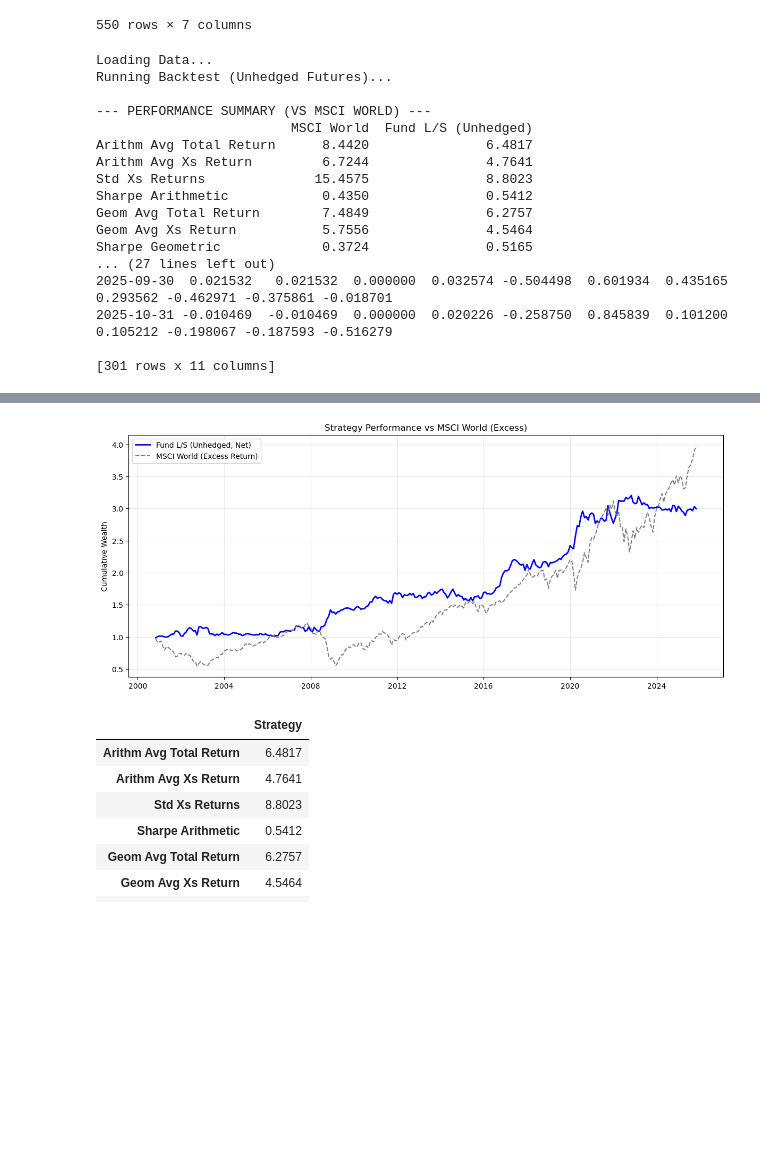
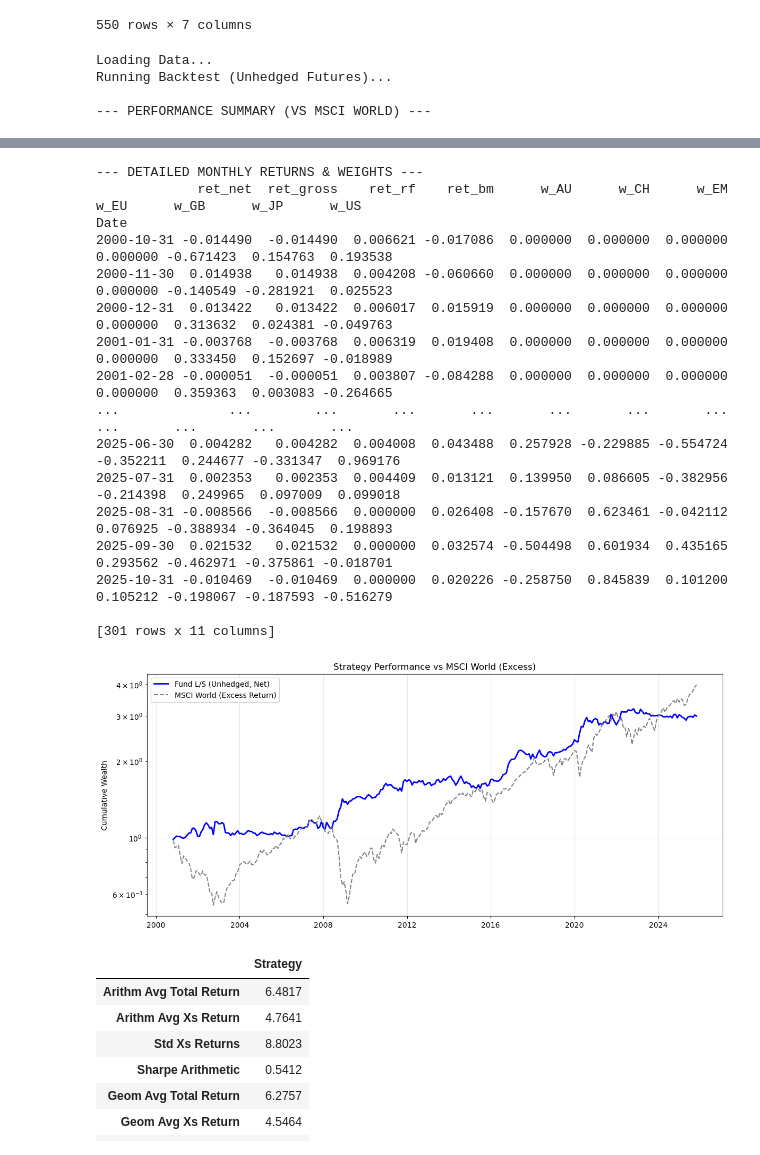
Before and after one commit to DanUZH/PMP_December_8, a Jupyter notebook: Code/Fundamental_strategy.ipynb, the cells around one changed output, grey strips where cells are left out. Saved outputs shown, nothing was run; the diff lists cells and outputs as text; code cells hidden in the pictures; blank space fills up the shorter version.

```diff
--- a/Code/Fundamental_strategy.ipynb
+++ b/Code/Fundamental_strategy.ipynb
@@ -306,7 +306,7 @@ summary_table = pmp.run_perf_summary_benchmark_vs_strategy(
     annualizationFactor=12,
     strategyNames=["MSCI World", "Fund L/S (Unhedged)"] # Updated Label
 )
-print(summary_table)
+display(summary_table)
 
 # --- DETAILED MONTHLY RETURNS & WEIGHTS ---
 print("\n--- DETAILED MONTHLY RETURNS & WEIGHTS ---")
@@ -328,11 +328,10 @@ plt.plot(cum_strat.index, cum_strat, label="Fund L/S (Unhedged, Net)", color='bl
 plt.plot(cum_bench.index, cum_bench, label="MSCI World (Excess Return)", color='gray', linestyle="--") # Updated Label
 plt.title("Strategy Performance vs MSCI World (Excess)")
 plt.ylabel("Cumulative Wealth")
+plt.yscale("log")
 plt.legend()
 plt.grid(True, alpha=0.3)
 
-
-
 plt.tight_layout()
 plt.show()
 # %% [output]
@@ -340,16 +339,3 @@ Loading Data...
 Running Backtest (Unhedged Futures)...
 
 --- PERFORMANCE SUMMARY (VS MSCI WORLD) ---
-                         MSCI World  Fund L/S (Unhedged)
-Arithm Avg Total Return      8.4420               6.4817
-Arithm Avg Xs Return         6.7244               4.7641
-Std Xs Returns              15.4575               8.8023
-Sharpe Arithmetic            0.4350               0.5412
-Geom Avg Total Return        7.4849               6.2757
-Geom Avg Xs Return           5.7556               4.5464
-Sharpe Geometric             0.3724               0.5165
-... (27 lines left out)
-2025-09-30  0.021532   0.021532  0.000000  0.032574 -0.504498  0.601934  0.435165  0.293562 -0.462971 -0.375861 -0.018701
-2025-10-31 -0.010469  -0.010469  0.000000  0.020226 -0.258750  0.845839  0.101200  0.105212 -0.198067 -0.187593 -0.516279
-
-[301 rows x 11 columns]
@@ -356,4 +359,20 @@ Sharpe Geometric             0.3724               0.5165
+--- DETAILED MONTHLY RETURNS & WEIGHTS ---
+             ret_net  ret_gross    ret_rf    ret_bm      w_AU      w_CH      w_EM      w_EU      w_GB      w_JP      w_US
+Date
+2000-10-31 -0.014490  -0.014490  0.006621 -0.017086  0.000000  0.000000  0.000000  0.000000 -0.671423  0.154763  0.193538
+2000-11-30  0.014938   0.014938  0.004208 -0.060660  0.000000  0.000000  0.000000  0.000000 -0.140549 -0.281921  0.025523
+2000-12-31  0.013422   0.013422  0.006017  0.015919  0.000000  0.000000  0.000000  0.000000  0.313632  0.024381 -0.049763
+2001-01-31 -0.003768  -0.003768  0.006319  0.019408  0.000000  0.000000  0.000000  0.000000  0.333450  0.152697 -0.018989
+2001-02-28 -0.000051  -0.000051  0.003807 -0.084288  0.000000  0.000000  0.000000  0.000000  0.359363  0.003083 -0.264665
+...              ...        ...       ...       ...       ...       ...       ...       ...       ...       ...       ...
+2025-06-30  0.004282   0.004282  0.004008  0.043488  0.257928 -0.229885 -0.554724 -0.352211  0.244677 -0.331347  0.969176
+2025-07-31  0.002353   0.002353  0.004409  0.013121  0.139950  0.086605 -0.382956 -0.214398  0.249965  0.097009  0.099018
+2025-08-31 -0.008566  -0.008566  0.000000  0.026408 -0.157670  0.623461 -0.042112  0.076925 -0.388934 -0.364045  0.198893
+2025-09-30  0.021532   0.021532  0.000000  0.032574 -0.504498  0.601934  0.435165  0.293562 -0.462971 -0.375861 -0.018701
+2025-10-31 -0.010469  -0.010469  0.000000  0.020226 -0.258750  0.845839  0.101200  0.105212 -0.198067 -0.187593 -0.516279
+
+[301 rows x 11 columns]
-[figure, old version]
+[figure, new version]
 # %%
 pmp.run_factor_regression(perf_df, famafrench_data, alreadyXs=True)
 # %% [output]
```
Also changed, not shown: parts of 1 cell of this notebook.
